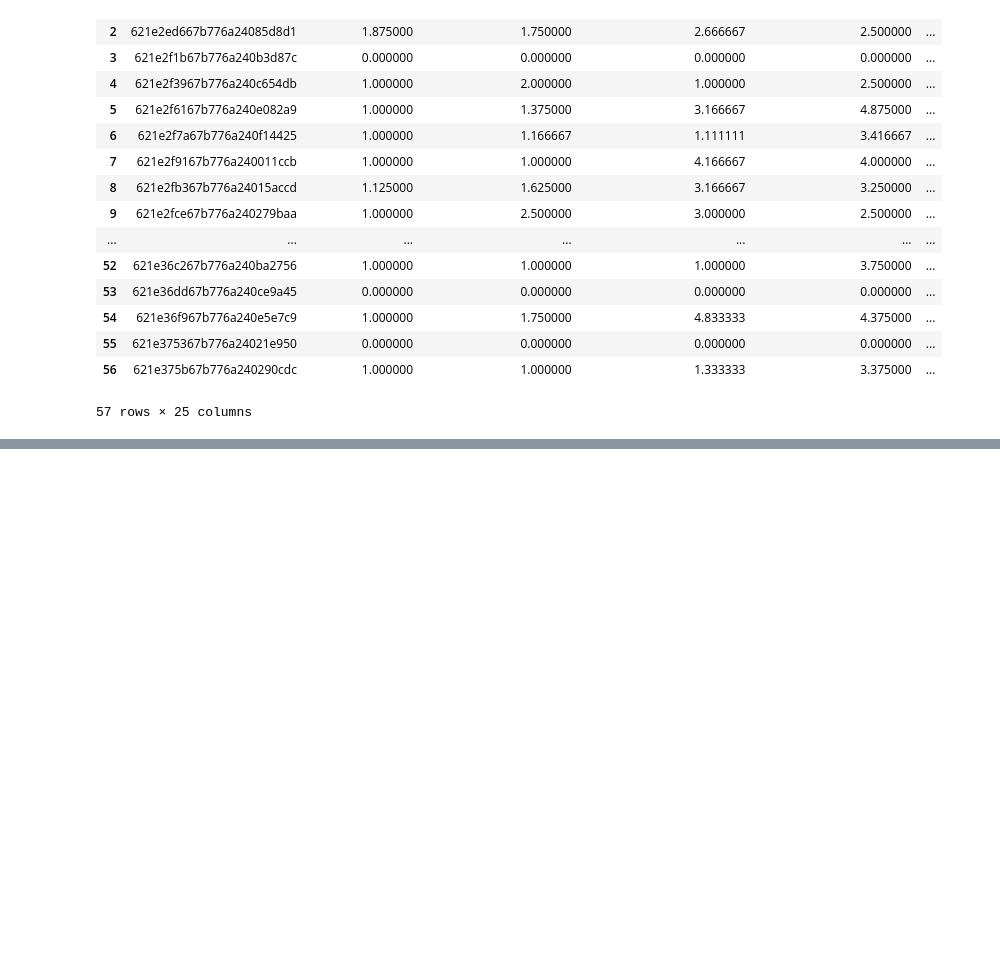
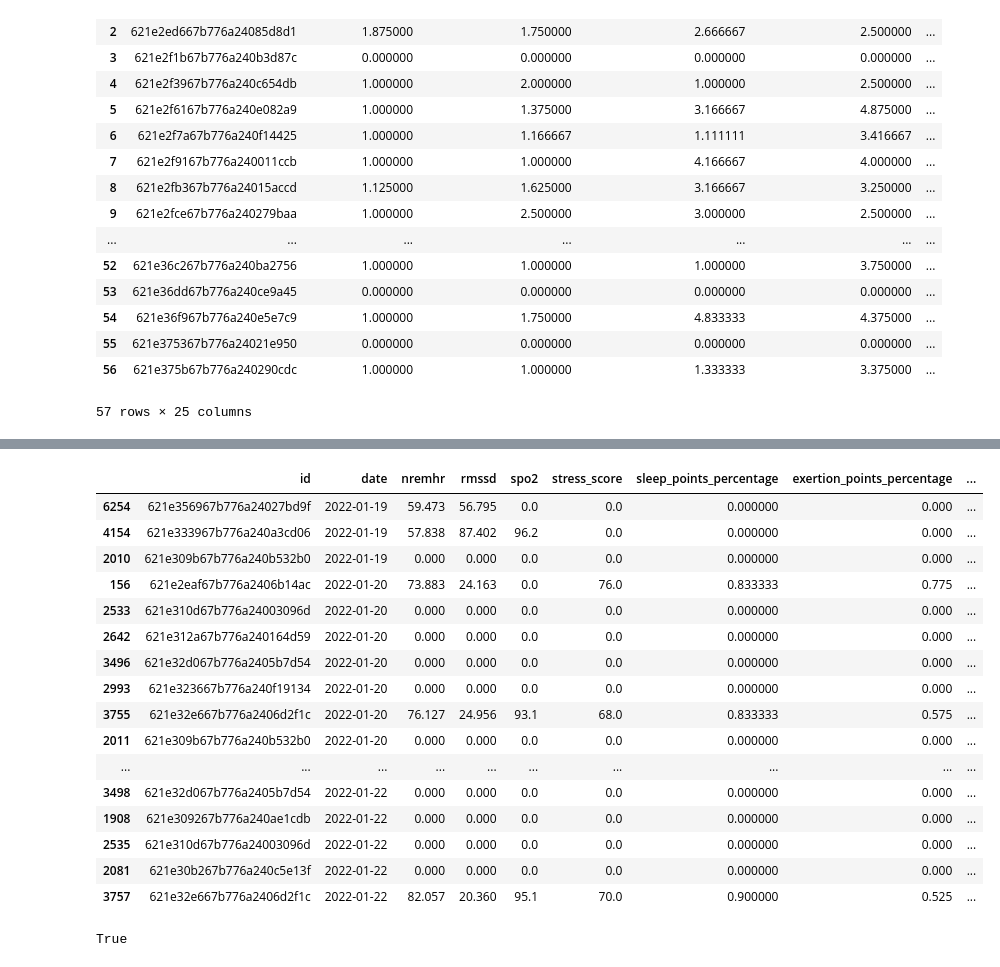
Before and after one commit to j-miskill/evo-life, a Jupyter notebook: src/sandbox.ipynb, the cells around one changed output, grey strips where cells are left out. Saved outputs shown, nothing was run; the diff lists cells and outputs as text; code cells hidden in the pictures; blank space fills up the shorter version.

```diff
--- a/src/sandbox.ipynb
+++ b/src/sandbox.ipynb
@@ -292,0 +556,20 @@ individuals.to_csv("~/class/f24/cbm/evo-life/data/prepped/individuals.csv")
+# %%
+d.tail(100)
+# %% [output]
+|  | id | date | nremhr | rmssd | spo2 | stress_score | sleep_points_percentage | exertion_points_percentage | ... |
+| 6254 | 621e356967b776a24027bd9f | 2022-01-19 | 59.473 | 56.795 | 0.0 | 0.0 | 0.000000 | 0.000 | ... |
+| 4154 | 621e333967b776a240a3cd06 | 2022-01-19 | 57.838 | 87.402 | 96.2 | 0.0 | 0.000000 | 0.000 | ... |
+| 2010 | 621e309b67b776a240b532b0 | 2022-01-19 | 0.000 | 0.000 | 0.0 | 0.0 | 0.000000 | 0.000 | ... |
+| 156 | 621e2eaf67b776a2406b14ac | 2022-01-20 | 73.883 | 24.163 | 0.0 | 76.0 | 0.833333 | 0.775 | ... |
+| 2533 | 621e310d67b776a24003096d | 2022-01-20 | 0.000 | 0.000 | 0.0 | 0.0 | 0.000000 | 0.000 | ... |
+| 2642 | 621e312a67b776a240164d59 | 2022-01-20 | 0.000 | 0.000 | 0.0 | 0.0 | 0.000000 | 0.000 | ... |
+| 3496 | 621e32d067b776a2405b7d54 | 2022-01-20 | 0.000 | 0.000 | 0.0 | 0.0 | 0.000000 | 0.000 | ... |
+| 2993 | 621e323667b776a240f19134 | 2022-01-20 | 0.000 | 0.000 | 0.0 | 0.0 | 0.000000 | 0.000 | ... |
+| 3755 | 621e32e667b776a2406d2f1c | 2022-01-20 | 76.127 | 24.956 | 93.1 | 68.0 | 0.833333 | 0.575 | ... |
+| 2011 | 621e309b67b776a240b532b0 | 2022-01-20 | 0.000 | 0.000 | 0.0 | 0.0 | 0.000000 | 0.000 | ... |
+| ... | ... | ... | ... | ... | ... | ... | ... | ... | ... |
+| 3498 | 621e32d067b776a2405b7d54 | 2022-01-22 | 0.000 | 0.000 | 0.0 | 0.0 | 0.000000 | 0.000 | ... |
+| 1908 | 621e309267b776a240ae1cdb | 2022-01-22 | 0.000 | 0.000 | 0.0 | 0.0 | 0.000000 | 0.000 | ... |
+| 2535 | 621e310d67b776a24003096d | 2022-01-22 | 0.000 | 0.000 | 0.0 | 0.0 | 0.000000 | 0.000 | ... |
+| 2081 | 621e30b267b776a240c5e13f | 2022-01-22 | 0.000 | 0.000 | 0.0 | 0.0 | 0.000000 | 0.000 | ... |
+| 3757 | 621e32e667b776a2406d2f1c | 2022-01-22 | 82.057 | 20.360 | 95.1 | 70.0 | 0.900000 | 0.525 | ... |
@@ -292,0 +582,4 @@ individuals.to_csv("~/class/f24/cbm/evo-life/data/prepped/individuals.csv")
+# %%
+gc.determine_quality_individual(id = "621e32e667b776a2406d2f1c", quality = 0.3)
+# %% [output]
+True
```
Also changed, not shown: parts of 24 cells of this notebook, 1 other file.
